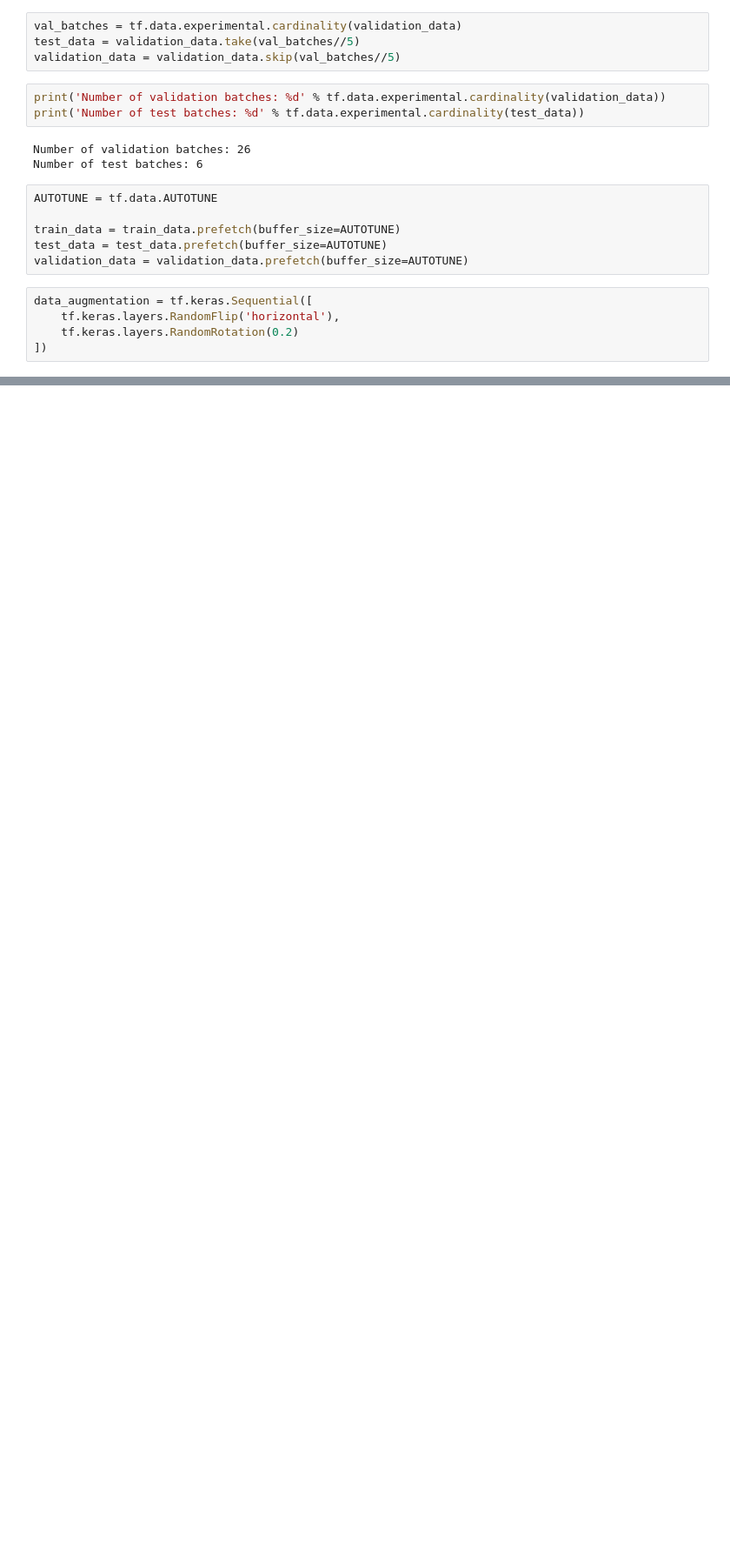
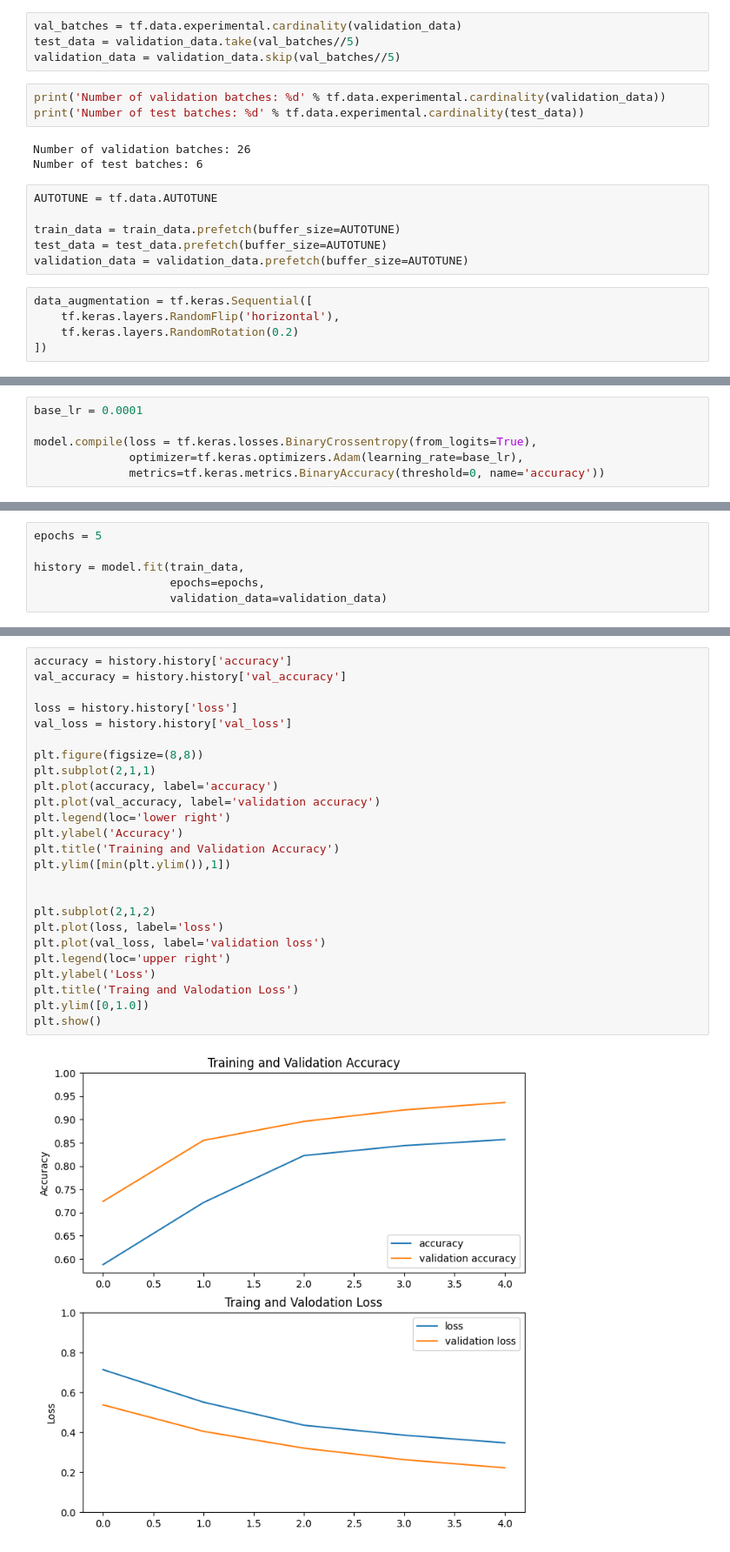
Before and after one commit to pshemach/Computer-Vision, a Jupyter notebook: Transfer_Learning_Fine_tuning.ipynb, the cells around one changed output, grey strips where cells are left out. Shown at 87% size. Drawn from its saved outputs; the diff is of its cells as text; blank space fills up the shorter version.

```diff
--- a/Transfer_Learning_Fine_tuning.ipynb
+++ b/Transfer_Learning_Fine_tuning.ipynb
@@ -107,0 +195,6 @@ for images, _ in train_data.take(1):
+# %%
+base_lr = 0.0001
+
+model.compile(loss = tf.keras.losses.BinaryCrossentropy(from_logits=True),
+              optimizer=tf.keras.optimizers.Adam(learning_rate=base_lr),
+              metrics=tf.keras.metrics.BinaryAccuracy(threshold=0, name='accuracy'))
@@ -107,0 +211,6 @@ for images, _ in train_data.take(1):
+# %%
+epochs = 5
+
+history = model.fit(train_data,
+                    epochs=epochs,
+                    validation_data=validation_data)
@@ -107,0 +233,27 @@ for images, _ in train_data.take(1):
+# %%
+accuracy = history.history['accuracy']
+val_accuracy = history.history['val_accuracy']
+
+loss = history.history['loss']
+val_loss = history.history['val_loss']
+
+plt.figure(figsize=(8,8))
+plt.subplot(2,1,1)
+plt.plot(accuracy, label='accuracy')
+plt.plot(val_accuracy, label='validation accuracy')
+plt.legend(loc='lower right')
+plt.ylabel('Accuracy')
+plt.title('Training and Validation Accuracy')
+plt.ylim([min(plt.ylim()),1])
+
+
+plt.subplot(2,1,2)
+plt.plot(loss, label='loss')
+plt.plot(val_loss, label='validation loss')
+plt.legend(loc='upper right')
+plt.ylabel('Loss')
+plt.title('Traing and Valodation Loss')
+plt.ylim([0,1.0])
+plt.show()
+# %% [output]
+[figure, added]
```
Also changed, not shown: parts of 20 cells of this notebook.
